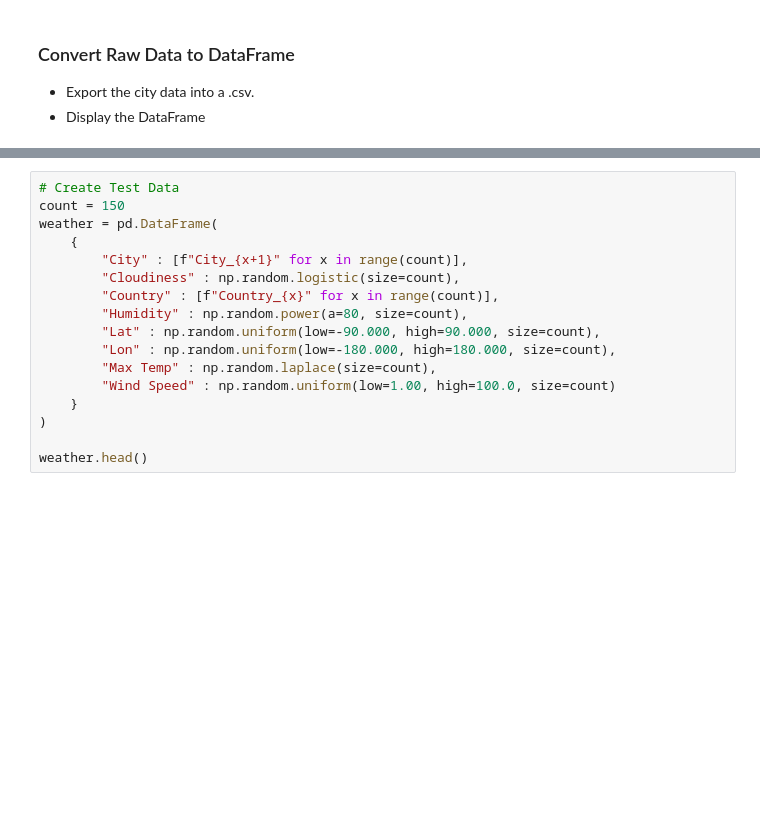
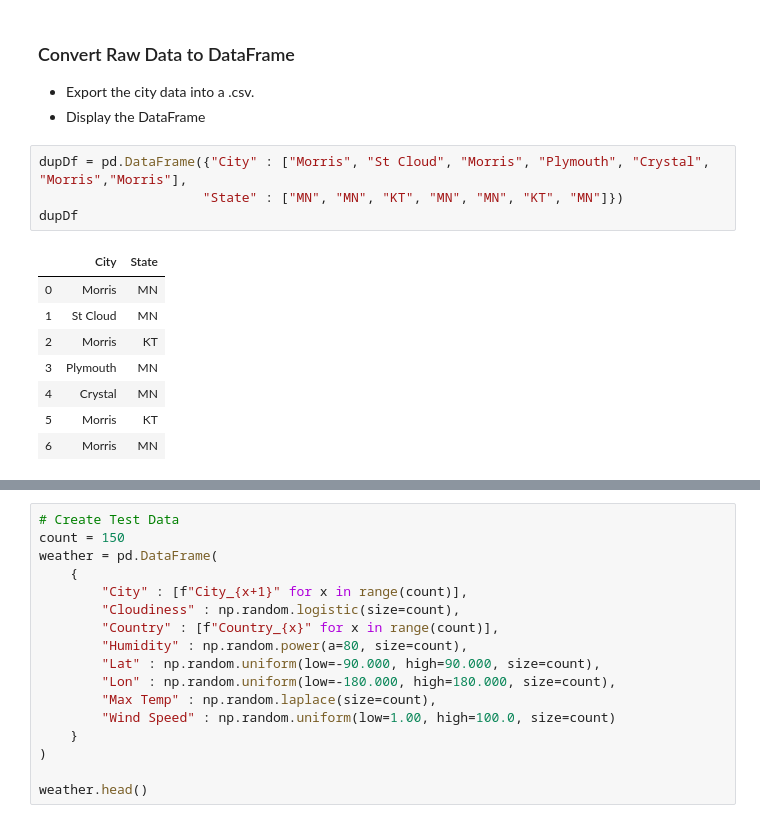
Before and after one commit to KatRootes/python-api-challenge, a Jupyter notebook: Instructions/starter_code/TestGround.ipynb, the cells around one changed output, grey strips where cells are left out. Cells and saved outputs as stored; diff of their text form; blank space fills up the shorter version.

```diff
--- a/Instructions/starter_code/TestGround.ipynb
+++ b/Instructions/starter_code/TestGround.ipynb
@@ -82,3 +82,16 @@ Data Retrieval Complete
 ### Convert Raw Data to DataFrame
 * Export the city data into a .csv.
 * Display the DataFrame
+# %%
+dupDf = pd.DataFrame({"City" : ["Morris", "St Cloud", "Morris", "Plymouth", "Crystal", "Morris","Morris"],
+                     "State" : ["MN", "MN", "KT", "MN", "MN", "KT", "MN"]})
+dupDf
+# %% [output]
+|  | City | State |
+| 0 | Morris | MN |
+| 1 | St Cloud | MN |
+| 2 | Morris | KT |
+| 3 | Plymouth | MN |
+| 4 | Crystal | MN |
+| 5 | Morris | KT |
+| 6 | Morris | MN |
```
Also changed, not shown: parts of 2 cells of this notebook, 10 other files.
